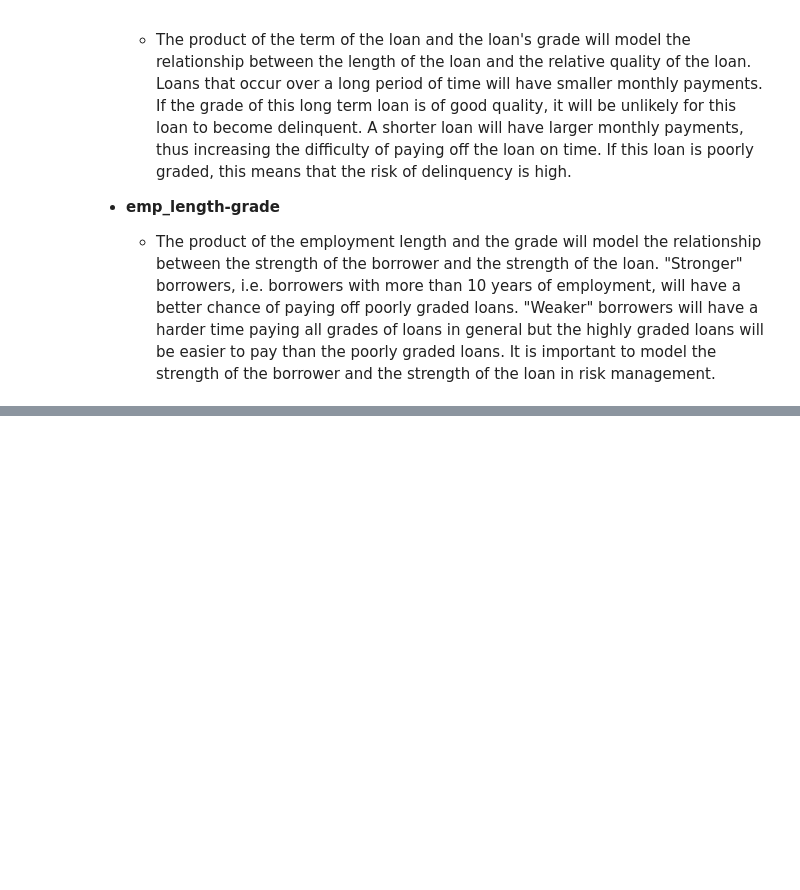
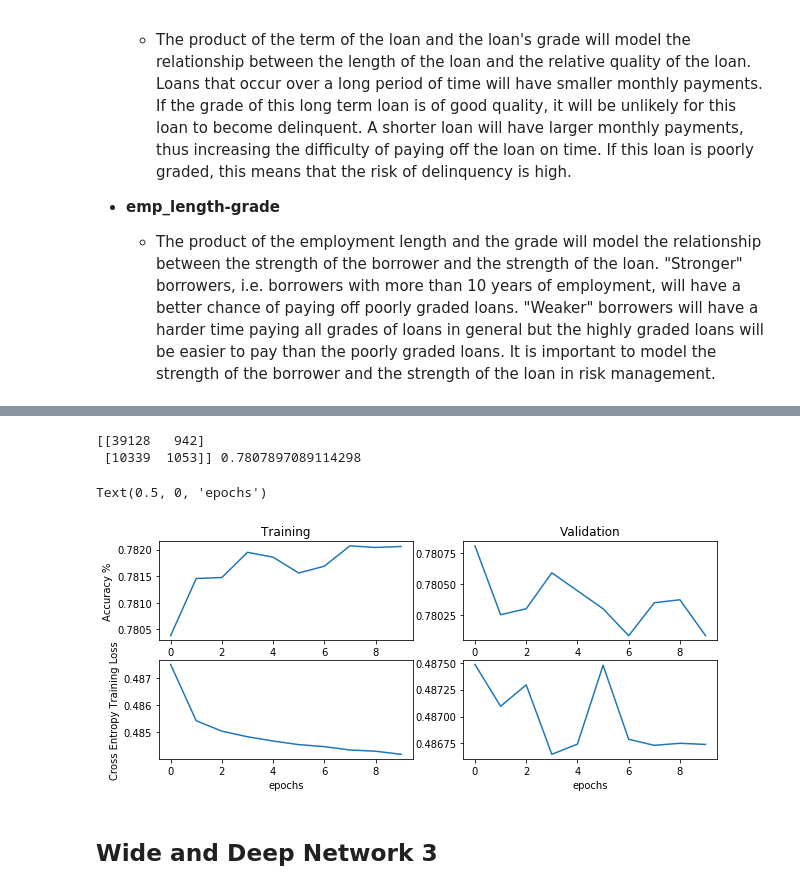
Before and after one commit to elilaird/CS7324-MachineLearning-Labs, a Jupyter notebook: Lab5/Lab5.ipynb, the cells around one changed output, grey strips where cells are left out. Drawn from its saved outputs; the diff is of its cells as text; code cells hidden in the pictures; blank space fills up the shorter version.

```diff
--- a/Lab5/Lab5.ipynb
+++ b/Lab5/Lab5.ipynb
@@ -376,0 +649,13 @@ When working with categorial data it is common to combine features into feature
+# %%
+%%time
+
+model.compile(optimizer='adagrad',
+              loss='binary_crossentropy',
+              metrics=['accuracy'])
+
+history = model.fit(X_ints_train + [X_train_num],
+          y_train,
+          epochs=10,
+          batch_size=64,
+          verbose=1,
+          validation_data=(X_ints_val + [X_val_num], y_val))
@@ -376,0 +680,35 @@ When working with categorial data it is common to combine features into feature
+# %%
+
+yhat = np.round(model.predict(X_ints_test + [X_test_num]))
+print(mt.confusion_matrix(y_test,yhat), accuracy_score(y_test,yhat))
+# %% [output]
+[[39128   942]
+ [10339  1053]] 0.7807897089114298
+# %%
+from matplotlib import pyplot as plt
+
+%matplotlib inline
+
+plt.figure(figsize=(10,4))
+plt.subplot(2,2,1)
+plt.plot(history.history['acc'])
+
+plt.ylabel('Accuracy %')
+plt.title('Training')
+plt.subplot(2,2,2)
+plt.plot(history.history['val_acc'])
+plt.title('Validation')
+
+plt.subplot(2,2,3)
+plt.plot(history.history['loss'])
+plt.ylabel('Cross Entropy Training Loss')
+plt.xlabel('epochs')
+
+plt.subplot(2,2,4)
+plt.plot(history.history['val_loss'])
+plt.xlabel('epochs')
+# %% [output]
+Text(0.5, 0, 'epochs')
+[figure, added]
+# %% [markdown]
+## Wide and Deep Network 3
```
Also changed, not shown: parts of 38 cells of this notebook.
